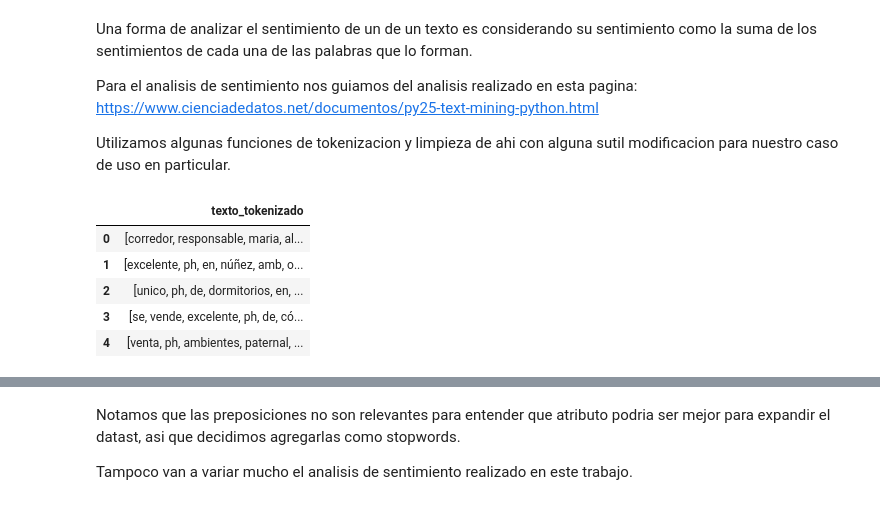
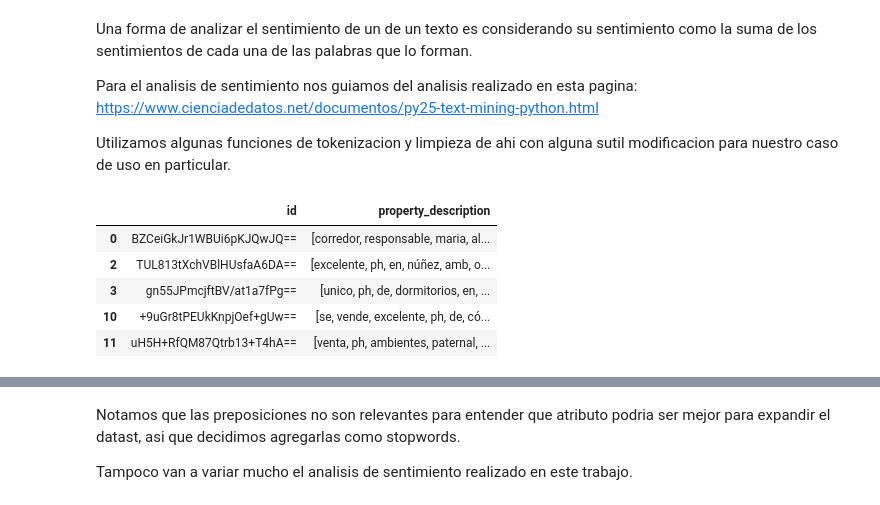
Before and after one commit to Naza26/7506R_TP2_GRUPO01_ENTREGA, a Jupyter notebook: 7506R_TP2_GRUPO01_ENTREGA.ipynb, the cells around one changed output, grey strips where cells are left out. Drawn from its saved outputs; the diff is of its cells as text; code cells hidden in the pictures.

```diff
--- a/7506R_TP2_GRUPO01_ENTREGA.ipynb
+++ b/7506R_TP2_GRUPO01_ENTREGA.ipynb
@@ -20,6 +32,6 @@ from matplotlib import style
 # %%
 # Dataset Train preprocesado
-train_ds = pd.read_csv('datasets/tp1-train.csv')
-train_ds = train_ds.drop(['Unnamed: 0'], axis=1)
-train_ds.head()
+ds_train = pd.read_csv('datasets/tp1-train_id.csv')
+ds_train = ds_train.drop(['Unnamed: 0'], axis=1)
+ds_train.head()
 # %% [output]
@@ -32,6 +44,6 @@ train_ds.head()
 # %%
 # Dataset Test preprocesado
-test_ds = pd.read_csv('datasets/tp1-test.csv')
-test_ds = test_ds.drop(['Unnamed: 0'], axis=1)
-test_ds
+ds_test = pd.read_csv('datasets/tp1-test_id.csv')
+ds_test = ds_test.drop(['Unnamed: 0'], axis=1)
+ds_test
 # %% [output]
@@ -116,0 +81,4 @@ delta_id_desc_props
+# %%
+descriptions_train = descriptions_dataset[descriptions_dataset.id.isin(ds_train.id)].copy()
+descriptions_test = descriptions_dataset[descriptions_dataset.id.isin(ds_test.id)].copy()
+descriptions_train.shape, descriptions_test.shape
@@ -151,12 +121,13 @@ def limpiar_tokenizar(texto):
 # %%
-# se aplica la función de limpieza y tokenización a cada descripcion
+# se aplica la función de limpieza a train y test y tokenización a cada descripcion
 
-delta_id_desc_props['texto_tokenizado'] = delta_id_desc_props['property_description'].apply(limpiar_tokenizar)
-delta_id_desc_props[['texto_tokenizado']].head()
+tokenized_train = pd.concat([descriptions_train.id, descriptions_train['property_description'].apply(limpiar_tokenizar)], axis=1)
+tokenized_test = pd.concat([descriptions_test.id, descriptions_test['property_description'].apply(limpiar_tokenizar)], axis=1)
+tokenized_train.head()
 # %% [output]
-|  | texto_tokenizado |
-| 0 | [corredor, responsable, maria, al... |
-| 1 | [excelente, ph, en, núñez, amb, o... |
-| 2 | [unico, ph, de, dormitorios, en, ... |
-| 3 | [se, vende, excelente, ph, de, có... |
-| 4 | [venta, ph, ambientes, paternal, ... |
+|  | id | property_description |
+| 0 | BZCeiGkJr1WBUi6pKJQwJQ== | [corredor, responsable, maria, al... |
+| 2 | TUL813tXchVBlHUsfaA6DA== | [excelente, ph, en, núñez, amb, o... |
+| 3 | gn55JPmcjftBV/at1a7fPg== | [unico, ph, de, dormitorios, en, ... |
+| 10 | +9uGr8tPEUkKnpjOef+gUw== | [se, vende, excelente, ph, de, có... |
+| 11 | uH5H+RfQM87Qtrb13+T4hA== | [venta, ph, ambientes, paternal, ... |
```
Also changed, not shown: parts of 143 cells of this notebook.
